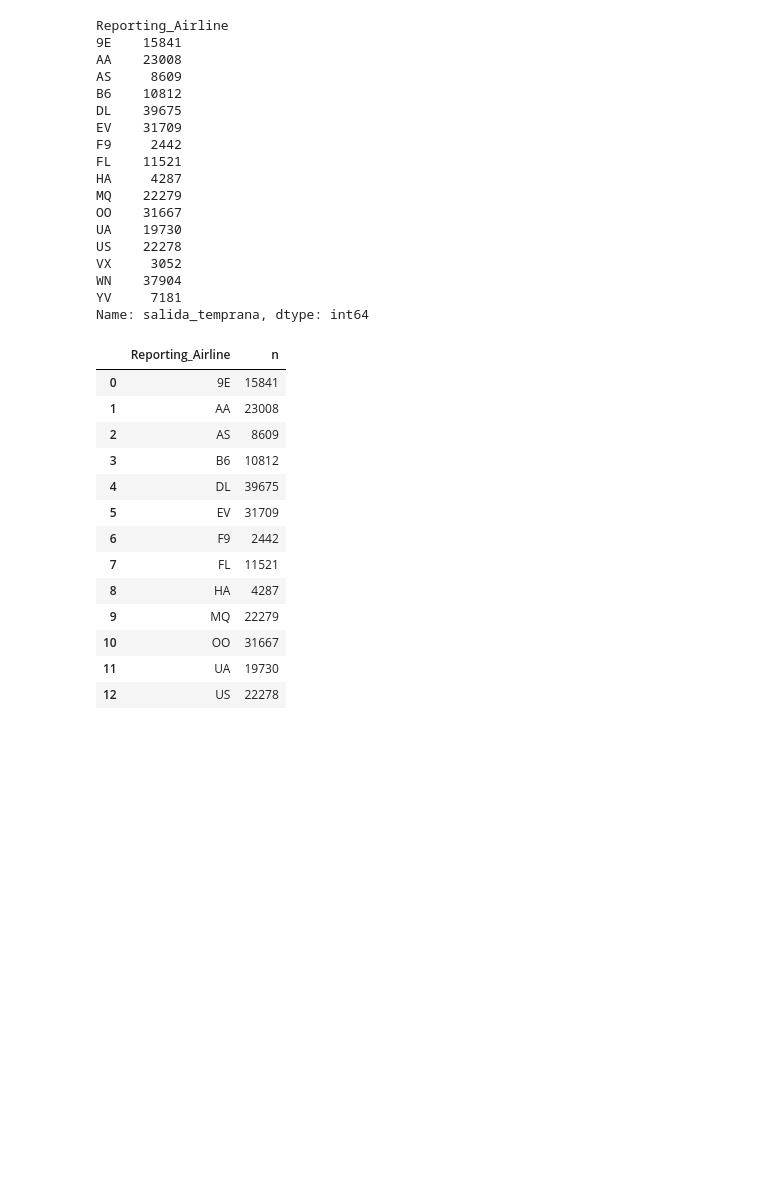
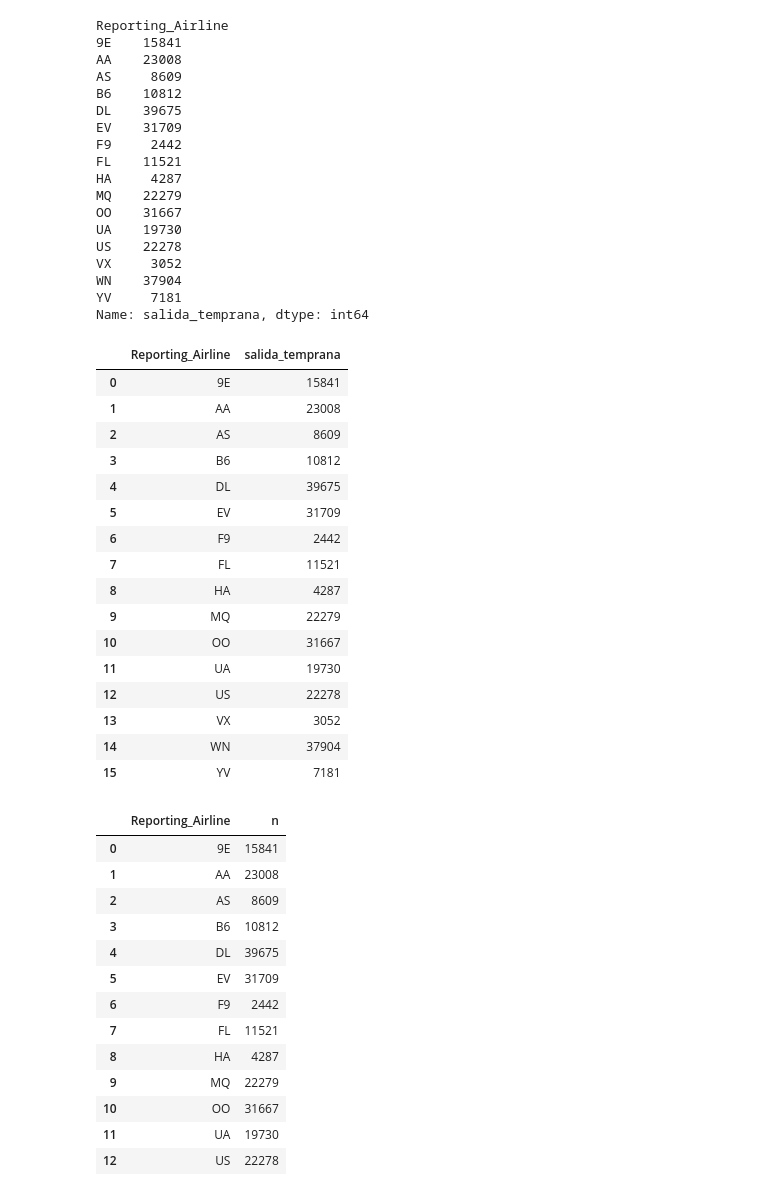
Before and after one commit to fjme95/python-para-la-ciencia-de-datos, a Jupyter notebook: 3_Dependencias,_manejo_de_datos,_pandas_y_visualización_.ipynb, the cells around one changed output. Cells and saved outputs as stored; diff of their text form; code cells hidden in the pictures; blank space fills up the shorter version.

```diff
--- a/3_Dependencias,_manejo_de_datos,_pandas_y_visualización_.ipynb
+++ b/3_Dependencias,_manejo_de_datos,_pandas_y_visualización_.ipynb
@@ -657,6 +724,26 @@ VX     3052
 WN    37904
 YV     7181
 Name: salida_temprana, dtype: int64
+# %%
+normales.groupby('Reporting_Airline').salida_temprana.sum().reset_index()
+# %% [output]
+|  | Reporting_Airline | salida_temprana |
+| 0 | 9E | 15841 |
+| 1 | AA | 23008 |
+| 2 | AS | 8609 |
+| 3 | B6 | 10812 |
+| 4 | DL | 39675 |
+| 5 | EV | 31709 |
+| 6 | F9 | 2442 |
+| 7 | FL | 11521 |
+| 8 | HA | 4287 |
+| 9 | MQ | 22279 |
+| 10 | OO | 31667 |
+| 11 | UA | 19730 |
+| 12 | US | 22278 |
+| 13 | VX | 3052 |
+| 14 | WN | 37904 |
+| 15 | YV | 7181 |
 # %%
 salidas_tempranas = normales.groupby('Reporting_Airline').salida_temprana.sum().reset_index(name = 'n')
 salidas_tempranas
```
Also changed, not shown: parts of 34 cells of this notebook.
